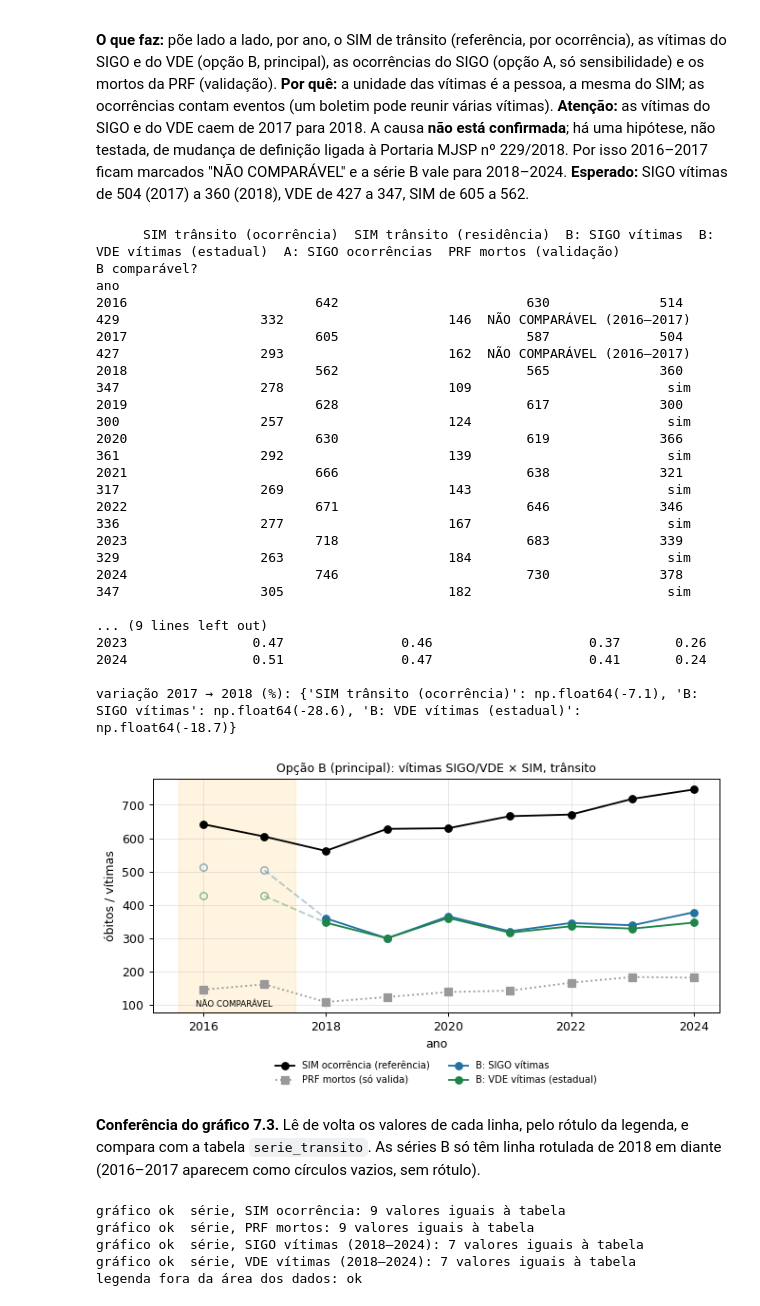
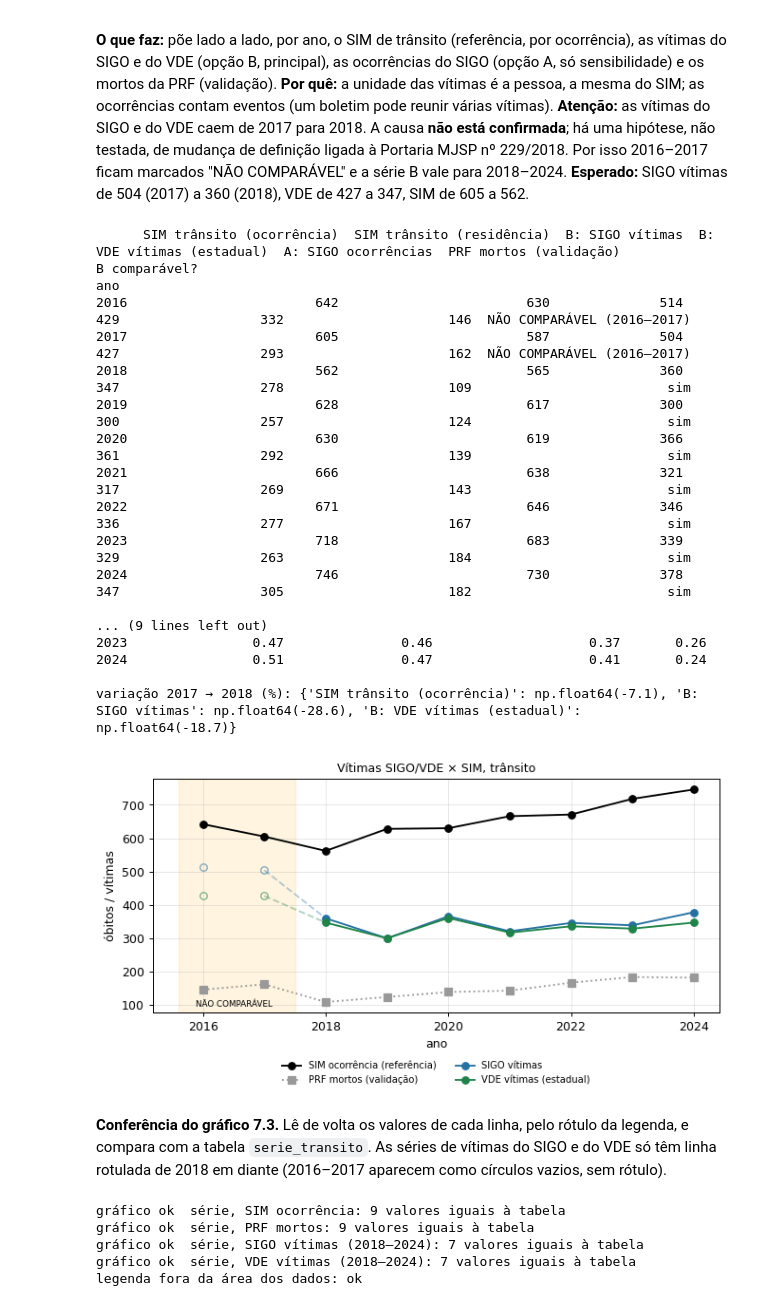
Before and after one commit to magalhes/mortes-violentas-ms, a Jupyter notebook: E4_entrega_final.ipynb, the cells around one changed output. Drawn from its saved outputs; the diff is of its cells as text; code cells hidden in the pictures.

Commit message:
Rótulos dos gráficos de trânsito por fonte, agressão/intervenção e grupos

```diff
--- a/E4_entrega_final.ipynb
+++ b/E4_entrega_final.ipynb
@@ -3134,40 +3134,40 @@ variacao_2018 = {c: (serie_transito.loc[2018, c] / serie_transito.loc[2017, c] -
                  for c in ["SIM trânsito (ocorrência)", "B: SIGO vítimas", "B: VDE vítimas (estadual)"]}
 print("\nvariação 2017 → 2018 (%):", {k: round(v, 1) for k, v in variacao_2018.items()})
 serie_transito.to_csv(PASTA_SAIDAS / "serie_transito_por_fonte.csv", sep=";")
 razoes.round(3).to_csv(PASTA_SAIDAS / "serie_transito_razoes_sobre_sim.csv", sep=";")
 
 figura, eixo = plt.subplots(figsize=(7.5, 4.2))
 eixo.plot(ANOS, serie_transito["SIM trânsito (ocorrência)"], "o-", c="k", label="SIM ocorrência (referência)")
-eixo.plot(ANOS, serie_transito["PRF mortos (validação)"], "s:", c="#999", label="PRF mortos (só valida)")
-for coluna, cor in [("B: SIGO vítimas", "#2471a3"), ("B: VDE vítimas (estadual)", "#1e8449")]:
+eixo.plot(ANOS, serie_transito["PRF mortos (validação)"], "s:", c="#999", label="PRF mortos (validação)")
+for coluna, rotulo, cor in [("B: SIGO vítimas", "SIGO vítimas", "#2471a3"), ("B: VDE vítimas (estadual)", "VDE vítimas (estadual)", "#1e8449")]:
     eixo.plot([2017, 2018], serie_transito[coluna].loc[[2017, 2018]], "--", c=cor, alpha=.35)
     eixo.plot(ANOS[:2], serie_transito[coluna].loc[ANOS[:2]], "o", c=cor, mfc="none", alpha=.6)
-    eixo.plot(ANOS[2:], serie_transito[coluna].loc[ANOS[2:]], "o-", c=cor, label=coluna)
+    eixo.plot(ANOS[2:], serie_transito[coluna].loc[ANOS[2:]], "o-", c=cor, label=rotulo)
 eixo.axvspan(2015.6, 2017.5, color="orange", alpha=.12); eixo.text(2016.5, 0.02, "NÃO COMPARÁVEL", fontsize=7, ha="center", va="bottom", transform=eixo.get_xaxis_transform())
-eixo.set_title("Opção B (principal): vítimas SIGO/VDE × SIM, trânsito", fontsize=10); eixo.set_xlabel("ano"); eixo.set_ylabel("óbitos / vítimas")
+eixo.set_title("Vítimas SIGO/VDE × SIM, trânsito", fontsize=10); eixo.set_xlabel("ano"); eixo.set_ylabel("óbitos / vítimas")
 eixo.legend(fontsize=8, loc="upper center", bbox_to_anchor=(0.5, -0.17), ncol=2, frameon=False)   # fora da área dos dados
 plt.tight_layout(); figura.savefig(PASTA_SAIDAS / "serie_transito_por_fonte.png", dpi=150, bbox_inches="tight"); plt.show()
 # %% [output]
       SIM trânsito (ocorrência)  SIM trânsito (residência)  B: SIGO vítimas  B: VDE vítimas (estadual)  A: SIGO ocorrências  PRF mortos (validação)               B comparável?
 ano
 2016                        642                        630              514                        429                  332                     146  NÃO COMPARÁVEL (2016–2017)
 2017                        605                        587              504                        427                  293                     162  NÃO COMPARÁVEL (2016–2017)
 2018                        562                        565              360                        347                  278                     109                         sim
 2019                        628                        617              300                        300                  257                     124                         sim
 2020                        630                        619              366                        361                  292                     139                         sim
 2021                        666                        638              321                        317                  269                     143                         sim
 2022                        671                        646              346                        336                  277                     167                         sim
 2023                        718                        683              339                        329                  263                     184                         sim
 2024                        746                        730              378                        347                  305                     182                         sim
 
 ... (9 lines left out)
 2023                0.47               0.46                    0.37       0.26
 2024                0.51               0.47                    0.41       0.24
 
 variação 2017 → 2018 (%): {'SIM trânsito (ocorrência)': np.float64(-7.1), 'B: SIGO vítimas': np.float64(-28.6), 'B: VDE vítimas (estadual)': np.float64(-18.7)}
-[figure, old version]
+[figure, new version]
 # %% [markdown]
-**Conferência do gráfico 7.3.** Lê de volta os valores de cada linha, pelo rótulo da legenda, e compara com a tabela `serie_transito`. As séries B só têm linha rotulada de 2018 em diante (2016–2017 aparecem como círculos vazios, sem rótulo).
+**Conferência do gráfico 7.3.** Lê de volta os valores de cada linha, pelo rótulo da legenda, e compara com a tabela `serie_transito`. As séries de vítimas do SIGO e do VDE só têm linha rotulada de 2018 em diante (2016–2017 aparecem como círculos vazios, sem rótulo).
 # %%
 lidas = linhas_desenhadas(eixo)
 conferir_desenho("série, SIM ocorrência", lidas["SIM ocorrência (referência)"], serie_transito["SIM trânsito (ocorrência)"])
```
Also changed, not shown: parts of 5 cells of this notebook.
